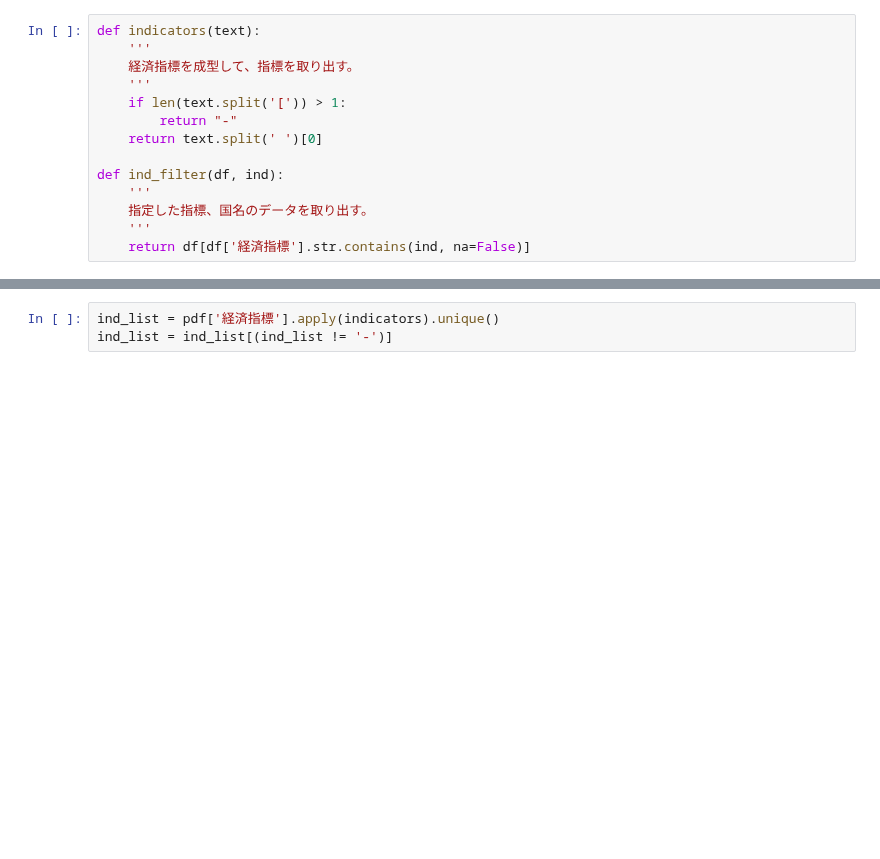
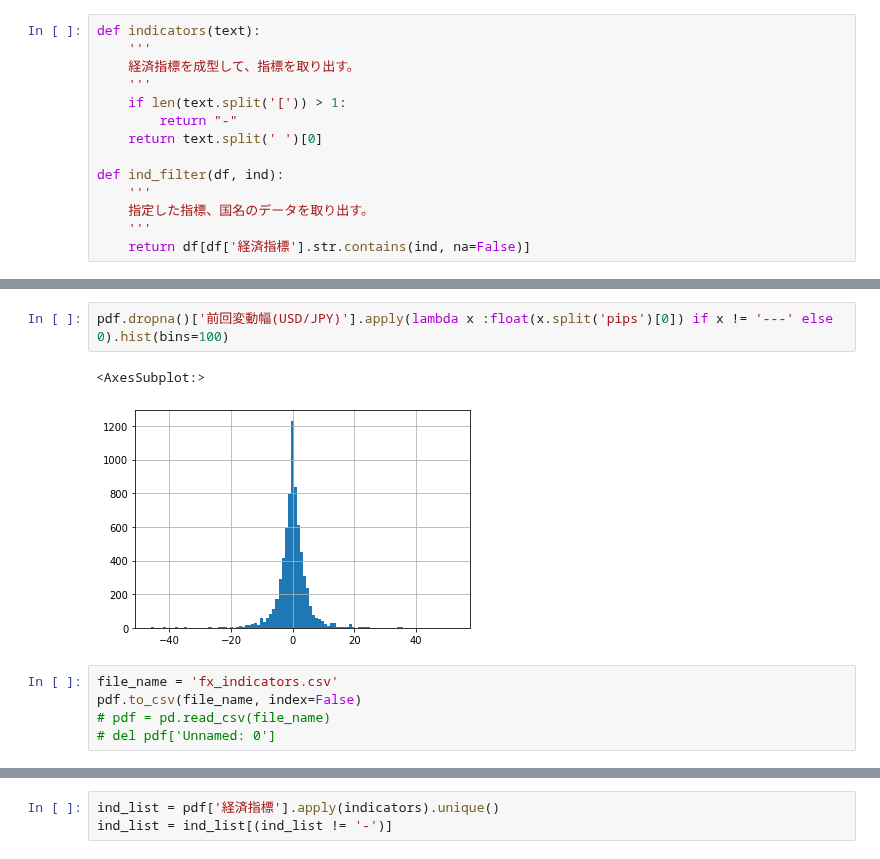
Before and after one commit to Rio114/practice, a Jupyter notebook: trade/fx/notebooks/economic_figures.ipynb, the cells around one changed output, grey strips where cells are left out. Drawn from its saved outputs; the diff is of its cells as text; blank space fills up the shorter version.

```diff
--- a/trade/fx/notebooks/economic_figures.ipynb
+++ b/trade/fx/notebooks/economic_figures.ipynb
@@ -95,3 +92,13 @@ ImportError: lxml not found, please install it
+# %%
+pdf.dropna()['前回変動幅(USD/JPY)'].apply(lambda x :float(x.split('pips')[0]) if x != '---' else 0).hist(bins=100)
+# %% [output]
+<AxesSubplot:>
+[figure, added]
+# %%
+file_name = 'fx_indicators.csv'
+pdf.to_csv(file_name, index=False)
+# pdf = pd.read_csv(file_name)
+# del pdf['Unnamed: 0']
 # %%
 pdf
 # %% [output]
```
Also changed, not shown: parts of 12 cells of this notebook, 2 other files.
